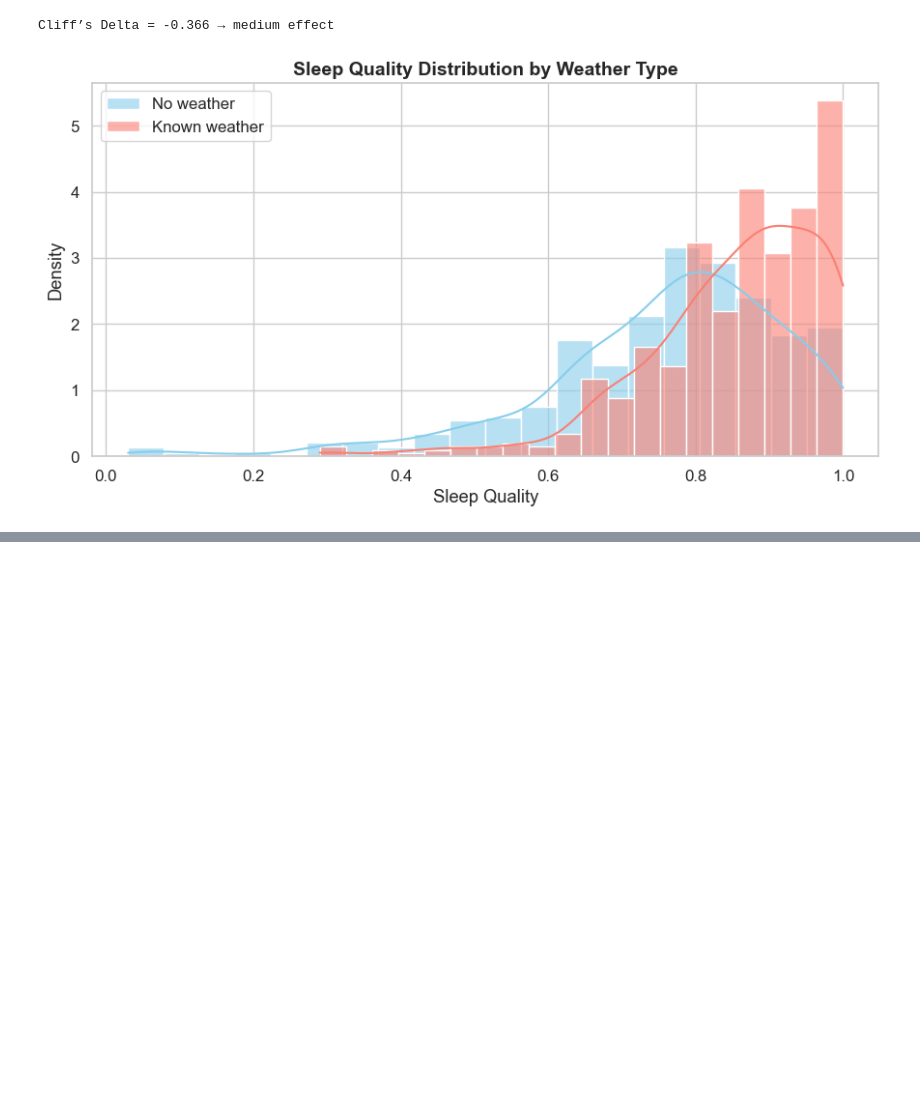
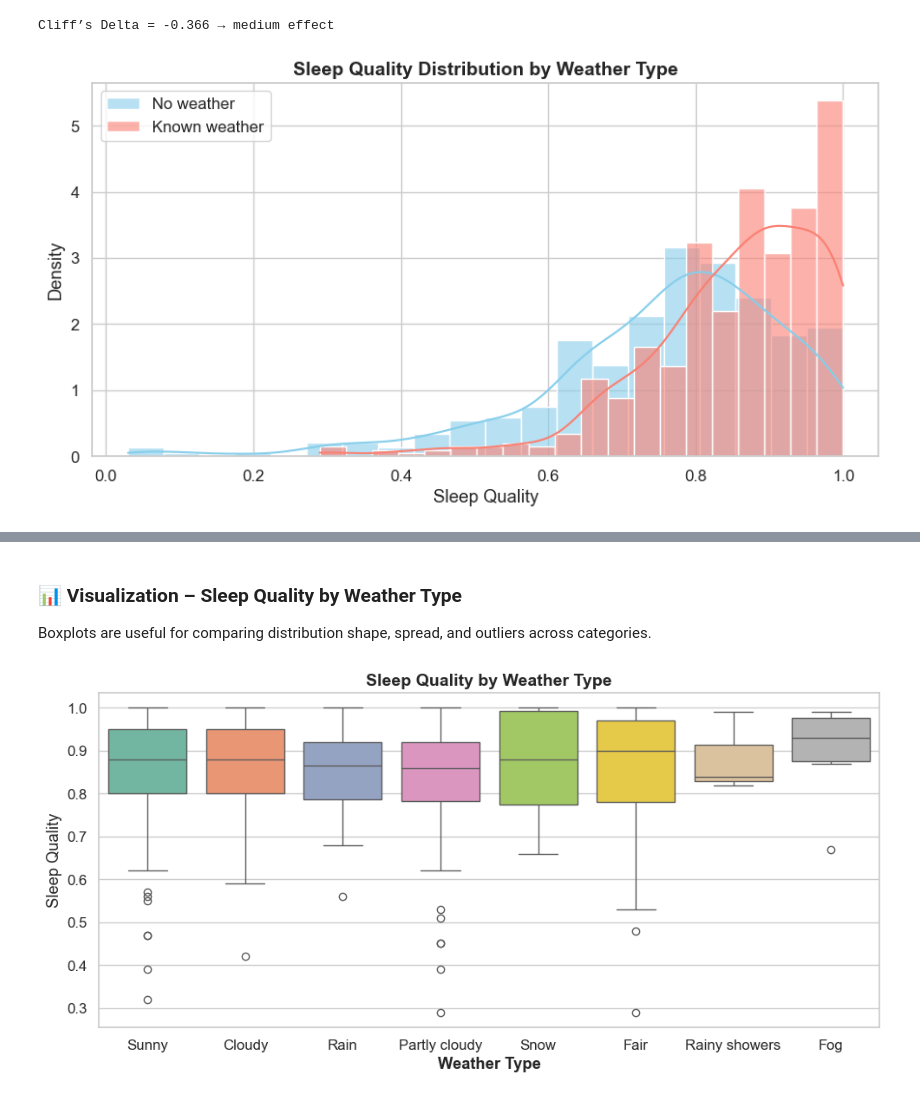
Before and after one commit to saayedalam/Sleep-Cycle-Analysis, a Jupyter notebook: notebooks/02_ab_testing.ipynb, the cells around one changed output, grey strips where cells are left out. Cells and saved outputs as stored; diff of their text form; code cells hidden in the pictures; blank space fills up the shorter version.

```diff
--- a/notebooks/02_ab_testing.ipynb
+++ b/notebooks/02_ab_testing.ipynb
@@ -347,0 +411,13 @@ plt.show()
+# %%
+# Filter out "No weather" rows
+weather_df = df[df["Weather type"] != "No weather"]
+
+# Get summary statistics for each weather type
+weather_summary = (
+    weather_df.groupby("Weather type")["Sleep Quality"]
+    .agg(["count", "mean", "median"])
+    .sort_values("mean", ascending=False)
+)
+
+# Display summary
+display(weather_summary)
@@ -347,0 +435,31 @@ plt.show()
+# %% [markdown]
+### 📊 Visualization – Sleep Quality by Weather Type
+Boxplots are useful for comparing distribution shape, spread, and outliers across categories.
+# %%
+# Set figure size
+plt.figure(figsize=(10, 5))
+
+# Draw the boxplot with hue set to 'Weather type' to satisfy Seaborn requirements
+sns.boxplot(
+    data=weather_df,
+    x="Weather type",
+    y="Sleep Quality",
+    hue="Weather type",       # Needed for palette to work
+    palette="Set2",
+    dodge=False,              # Ensures boxes don’t split
+    legend=False              # Don't show legend since x-axis already labels it
+)
+
+# Set plot title and axis labels
+plt.title("Sleep Quality by Weather Type", fontsize=14, weight='bold')
+plt.xlabel("Weather Type", weight='black')
+plt.ylabel("Sleep Quality")
+plt.xticks(rotation=0)
+
+# Apply layout formatting
+plt.tight_layout()
+
+# Show the plot
+plt.show()
+# %% [output]
+[figure, added]
```
Also changed, not shown: parts of 16 cells of this notebook.
